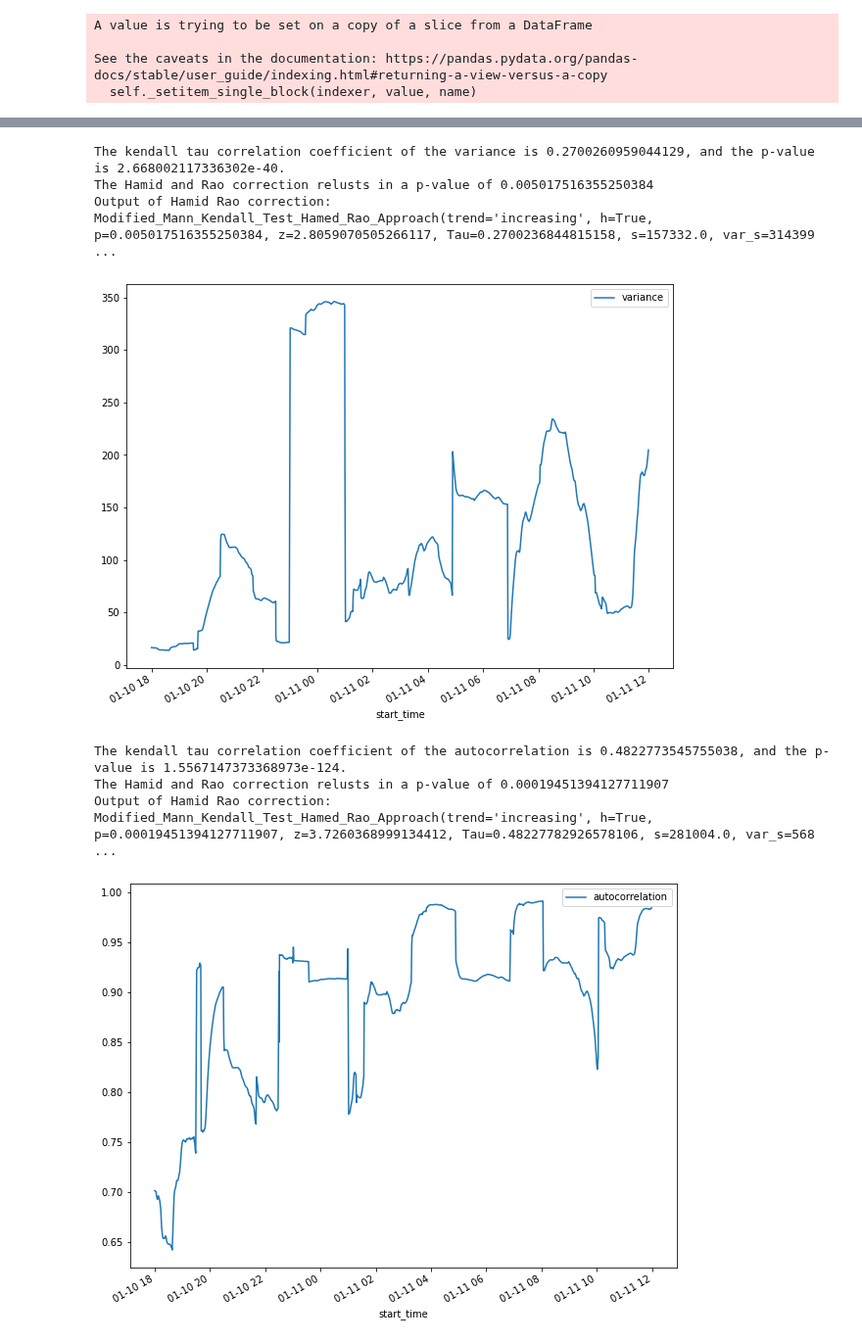
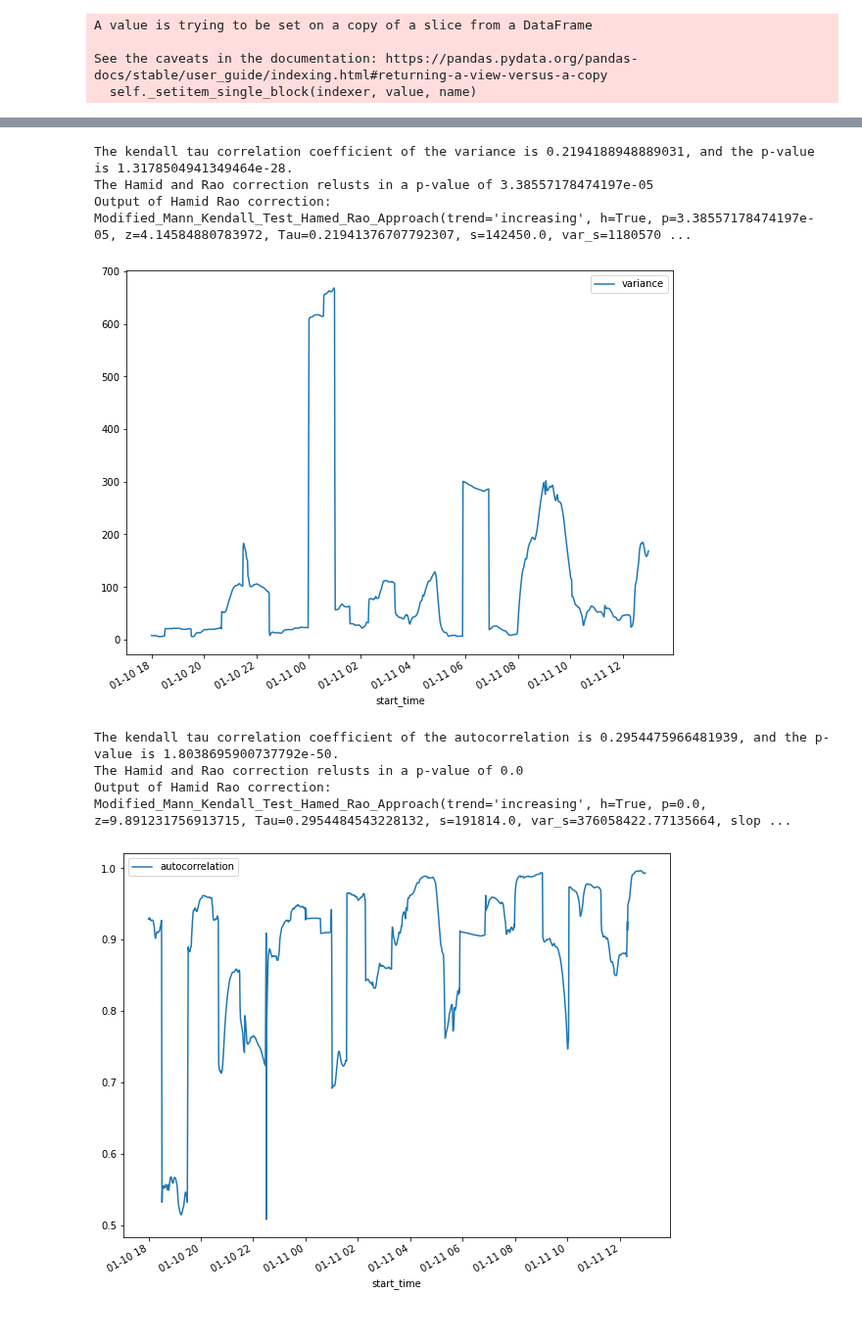
Before and after one commit to l-khali/old_In2Research, a Jupyter notebook: PC-0192_ABF_analysis.ipynb, the cells around one changed output, grey strips where cells are left out. Shown at 98% size. Saved outputs shown, nothing was run; the diff lists cells and outputs as text; code cells hidden in the pictures.

```diff
--- a/PC-0192_ABF_analysis.ipynb
+++ b/PC-0192_ABF_analysis.ipynb
@@ -358,15 +358,15 @@ Output of Hamid Rao correction: Modified_Mann_Kendall_Test_Hamed_Rao_Approach(tr
 # %%
-rolling_variance(PC_0192_ABF_m_extubated, 120)
+rolling_variance(PC_0192_ABF_m_extubated, 60)
 # %% [output]
-The kendall tau correlation coefficient of the variance is 0.2700260959044129, and the p-value is 2.668002117336302e-40.
-The Hamid and Rao correction relusts in a p-value of 0.005017516355250384
-Output of Hamid Rao correction: Modified_Mann_Kendall_Test_Hamed_Rao_Approach(trend='increasing', h=True, p=0.005017516355250384, z=2.8059070505266117, Tau=0.2700236844815158, s=157332.0, var_s=314399 ...
+The kendall tau correlation coefficient of the variance is 0.2194188948889031, and the p-value is 1.3178504941349464e-28.
+The Hamid and Rao correction relusts in a p-value of 3.38557178474197e-05
+Output of Hamid Rao correction: Modified_Mann_Kendall_Test_Hamed_Rao_Approach(trend='increasing', h=True, p=3.38557178474197e-05, z=4.14584880783972, Tau=0.21941376707792307, s=142450.0, var_s=1180570 ...
-[figure, old version]
+[figure, new version]
 # %%
-rolling_autocorrelation(PC_0192_ABF_m_extubated, 120)
+rolling_autocorrelation(PC_0192_ABF_m_extubated, 60)
 # %% [output]
-The kendall tau correlation coefficient of the autocorrelation is 0.4822773545755038, and the p-value is 1.5567147373368973e-124.
-The Hamid and Rao correction relusts in a p-value of 0.00019451394127711907
-Output of Hamid Rao correction: Modified_Mann_Kendall_Test_Hamed_Rao_Approach(trend='increasing', h=True, p=0.00019451394127711907, z=3.7260368999134412, Tau=0.48227782926578106, s=281004.0, var_s=568 ...
+The kendall tau correlation coefficient of the autocorrelation is 0.2954475966481939, and the p-value is 1.8038695900737792e-50.
+The Hamid and Rao correction relusts in a p-value of 0.0
+Output of Hamid Rao correction: Modified_Mann_Kendall_Test_Hamed_Rao_Approach(trend='increasing', h=True, p=0.0, z=9.891231756913715, Tau=0.2954484543228132, s=191814.0, var_s=376058422.77135664, slop ...
-[figure, old version]
+[figure, new version]
 # %%
```
Also changed, not shown: parts of 10 cells of this notebook, 1 other file.
